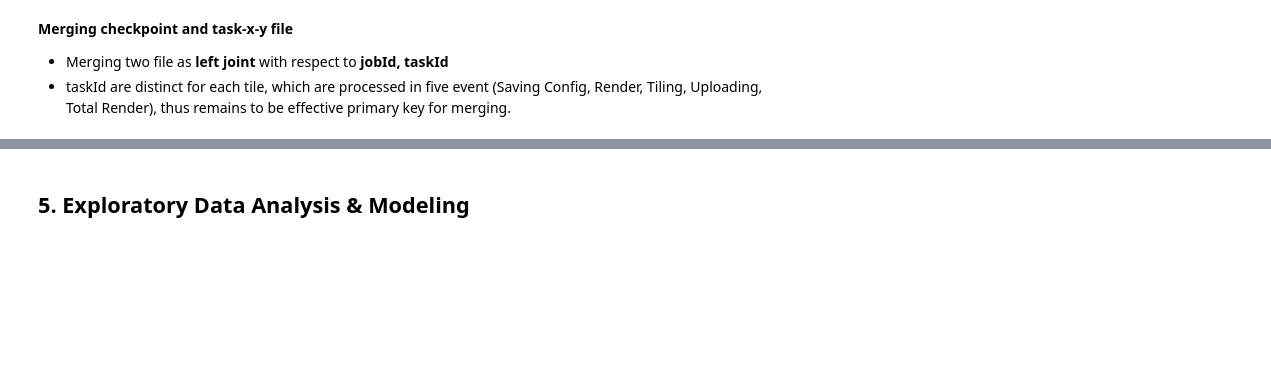
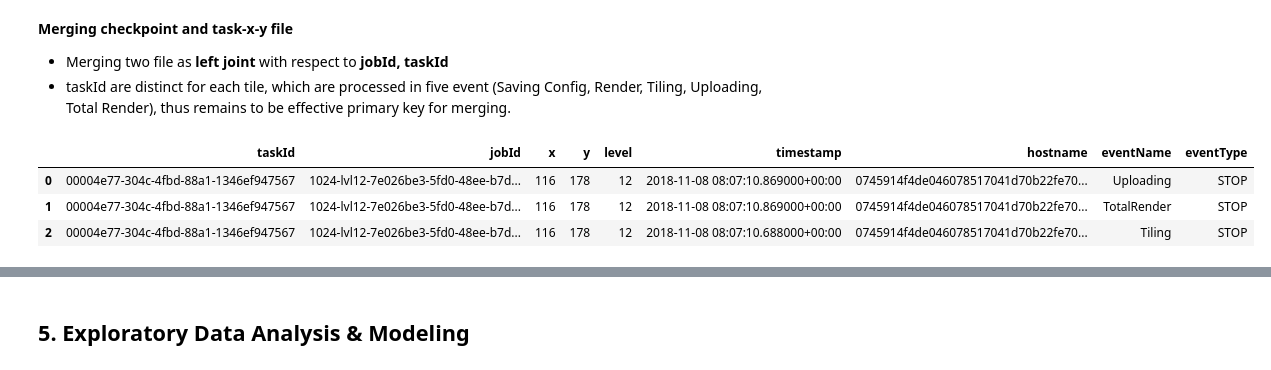
Before and after one commit to YashBorikar/CSC8634-CloudComputing, a Jupyter notebook: 220624059_CSC8634-CloudComputing.ipynb, the cells around one changed output, grey strips where cells are left out. Cells and saved outputs as stored; diff of their text form; code cells hidden in the pictures; blank space fills up the shorter version.

```diff
--- a/220624059_CSC8634-CloudComputing.ipynb
+++ b/220624059_CSC8634-CloudComputing.ipynb
@@ -186,17 +186,10 @@ df_gpu.head(3)
 - taskId are distinct for each tile, which are processed in five event (Saving Config, Render, Tiling, Uploading, Total Render), thus remains to be effective primary key for merging.
 # %%
 # Merging checkpoint and task-x-y file with respect to 'taskId'
-df_check_xy = pd.merge(df_checkpoints, df_task_xy, on=['jobId', 'taskId'], how='left')
-
-# Formating timestamp
-df_check_xy['timestamp'] = pd.to_datetime(df_check_xy['timestamp'])
-
-# Sorting merged file by timestamp
-df_check_xy = df_check_xy.sort_values(by='timestamp', ascending=False)
-
-# Removing cloned jobId column and renaming column name
-del df_check_xy['jobId_y']
-df_check_xy  = df_check_xy .rename(columns={'jobId_x': 'jobId'})
-
-# Variable df_check_xy stores merged dataframe
+df_check_xy = pd.merge(df_task_xy, df_checkpoints, on=['jobId', 'taskId'], how='left')
 df_check_xy.head(3)
+# %% [output]
+|  | taskId | jobId | x | y | level | timestamp | hostname | eventName | eventType |
+| 0 | 00004e77-304c-4fbd-88a1-1346ef947567 | 1024-lvl12-7e026be3-5fd0-48ee-b7d... | 116 | 178 | 12 | 2018-11-08 08:07:10.869000+00:00 | 0745914f4de046078517041d70b22fe70... | Uploading | STOP |
+| 1 | 00004e77-304c-4fbd-88a1-1346ef947567 | 1024-lvl12-7e026be3-5fd0-48ee-b7d... | 116 | 178 | 12 | 2018-11-08 08:07:10.869000+00:00 | 0745914f4de046078517041d70b22fe70... | TotalRender | STOP |
+| 2 | 00004e77-304c-4fbd-88a1-1346ef947567 | 1024-lvl12-7e026be3-5fd0-48ee-b7d... | 116 | 178 | 12 | 2018-11-08 08:07:10.688000+00:00 | 0745914f4de046078517041d70b22fe70... | Tiling | STOP |
```
Also changed, not shown: parts of 2 cells of this notebook.
